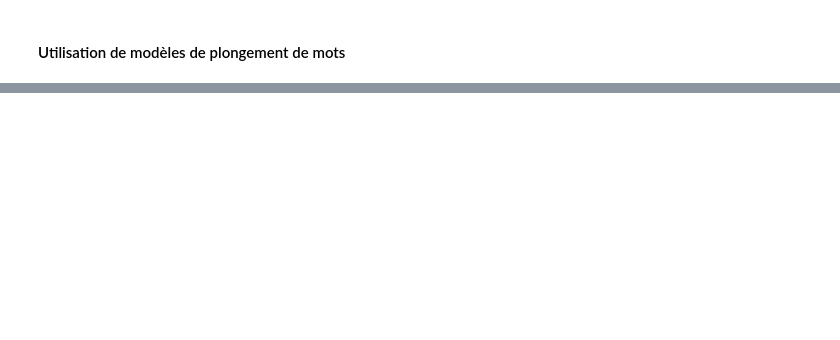
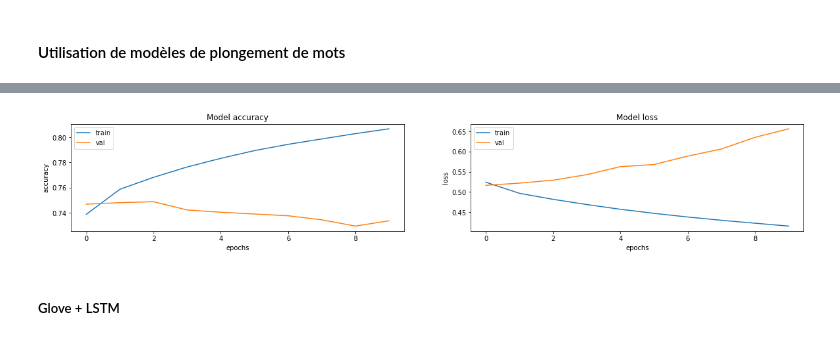
Before and after one commit to ThibaultDieudonne/Sentiment-Analysis, a Jupyter notebook: n.ipynb, the cells around one changed output, grey strips where cells are left out. Saved outputs shown, nothing was run; the diff lists cells and outputs as text; code cells hidden in the pictures; blank space fills up the shorter version.

```diff
--- a/n.ipynb
+++ b/n.ipynb
@@ -599,0 +583,7 @@ if not trained:
+# %%
+history = pd.read_csv(f'./models/{model_name}_history.csv')
+display_learning_curves(history)
+# %% [output]
+[figure, added]
+# %% [markdown]
+##### Glove + LSTM
```
Also changed, not shown: parts of 39 cells of this notebook, 3 other files.
